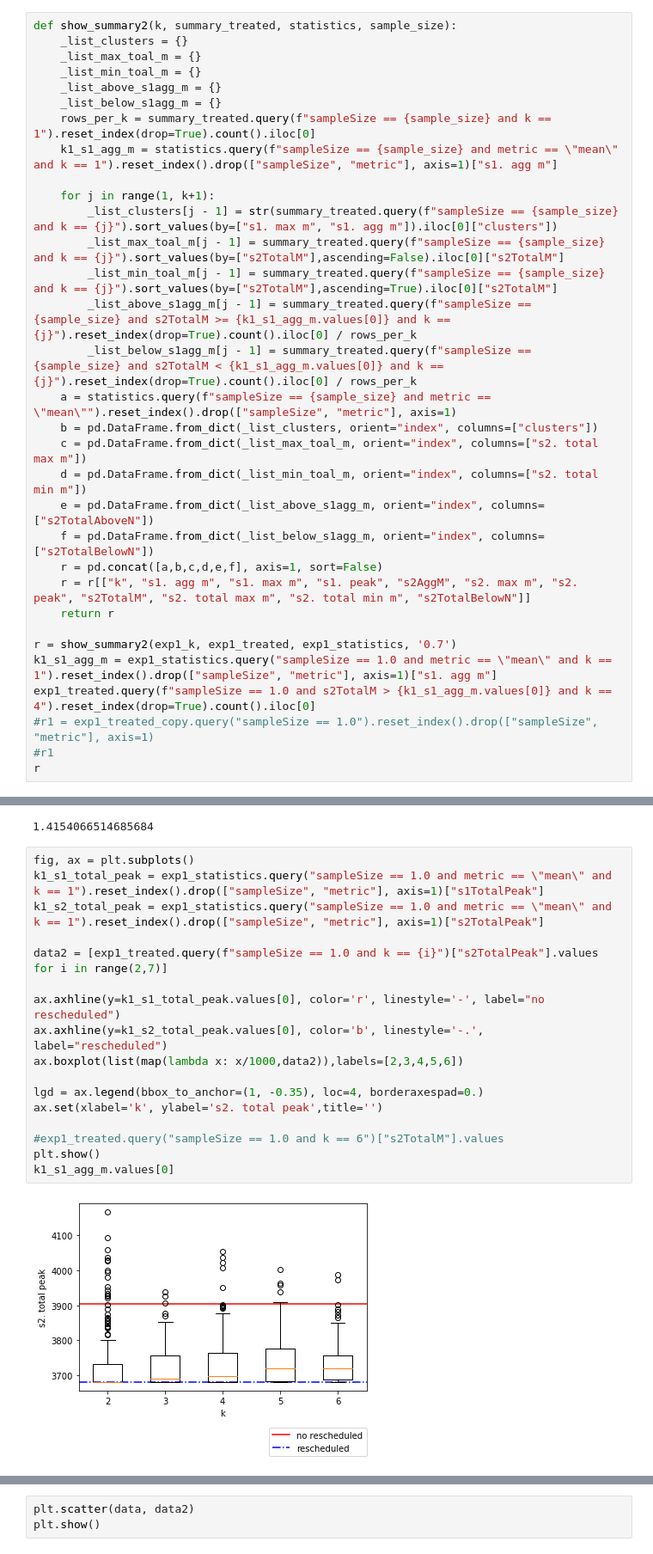
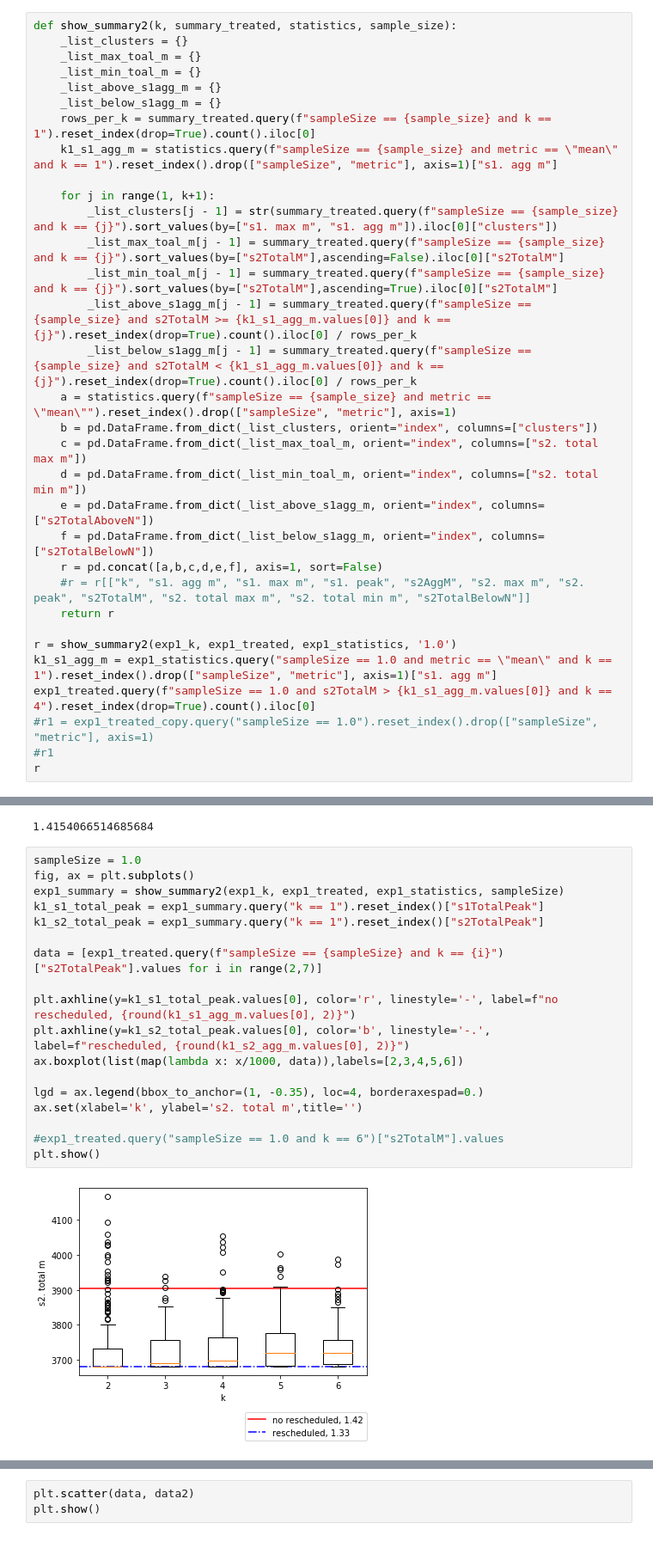
Before and after one commit to vicaba/siot-eclustering-viz, a Jupyter notebook: siot-clustering2.ipynb, the cells around one changed output, grey strips where cells are left out. Shown at 86% size. Saved outputs shown, nothing was run; the diff lists cells and outputs as text.

```diff
--- a/siot-clustering2.ipynb
+++ b/siot-clustering2.ipynb
@@ -365,10 +433,10 @@ def show_summary2(k, summary_treated, statistics, sample_size):
     e = pd.DataFrame.from_dict(_list_above_s1agg_m, orient="index", columns=["s2TotalAboveN"])
     f = pd.DataFrame.from_dict(_list_below_s1agg_m, orient="index", columns=["s2TotalBelowN"])
     r = pd.concat([a,b,c,d,e,f], axis=1, sort=False)
-    r = r[["k", "s1. agg m", "s1. max m", "s1. peak", "s2AggM", "s2. max m", "s2. peak", "s2TotalM", "s2. total max m", "s2. total min m", "s2TotalBelowN"]]
+    #r = r[["k", "s1. agg m", "s1. max m", "s1. peak", "s2AggM", "s2. max m", "s2. peak", "s2TotalM", "s2. total max m", "s2. total min m", "s2TotalBelowN"]]
     return r
 
-r = show_summary2(exp1_k, exp1_treated, exp1_statistics, '0.7')
+r = show_summary2(exp1_k, exp1_treated, exp1_statistics, '1.0')
 k1_s1_agg_m = exp1_statistics.query("sampleSize == 1.0 and metric == \"mean\" and k == 1").reset_index().drop(["sampleSize", "metric"], axis=1)["s1. agg m"]
 exp1_treated.query(f"sampleSize == 1.0 and s2TotalM > {k1_s1_agg_m.values[0]} and k == 4").reset_index(drop=True).count().iloc[0]
 #r1 = exp1_treated_copy.query("sampleSize == 1.0").reset_index().drop(["sampleSize", "metric"], axis=1)
@@ -405,21 +473,22 @@ k1_s1_agg_m.values[0]
 [figure]
 1.4154066514685684
 # %%
+sampleSize = 1.0
 fig, ax = plt.subplots()
-k1_s1_total_peak = exp1_statistics.query("sampleSize == 1.0 and metric == \"mean\" and k == 1").reset_index().drop(["sampleSize", "metric"], axis=1)["s1TotalPeak"]
-k1_s2_total_peak = exp1_statistics.query("sampleSize == 1.0 and metric == \"mean\" and k == 1").reset_index().drop(["sampleSize", "metric"], axis=1)["s2TotalPeak"]
+exp1_summary = show_summary2(exp1_k, exp1_treated, exp1_statistics, sampleSize)
+k1_s1_total_peak = exp1_summary.query("k == 1").reset_index()["s1TotalPeak"]
+k1_s2_total_peak = exp1_summary.query("k == 1").reset_index()["s2TotalPeak"]
 
-data2 = [exp1_treated.query(f"sampleSize == 1.0 and k == {i}")["s2TotalPeak"].values for i in range(2,7)]
+data = [exp1_treated.query(f"sampleSize == {sampleSize} and k == {i}")["s2TotalPeak"].values for i in range(2,7)]
 
-ax.axhline(y=k1_s1_total_peak.values[0], color='r', linestyle='-', label="no rescheduled")
-ax.axhline(y=k1_s2_total_peak.values[0], color='b', linestyle='-.', label="rescheduled")
-ax.boxplot(list(map(lambda x: x/1000,data2)),labels=[2,3,4,5,6])
+plt.axhline(y=k1_s1_total_peak.values[0], color='r', linestyle='-', label=f"no rescheduled, {round(k1_s1_agg_m.values[0], 2)}")
+plt.axhline(y=k1_s2_total_peak.values[0], color='b', linestyle='-.', label=f"rescheduled, {round(k1_s2_agg_m.values[0], 2)}")
+ax.boxplot(list(map(lambda x: x/1000, data)),labels=[2,3,4,5,6])
 
 lgd = ax.legend(bbox_to_anchor=(1, -0.35), loc=4, borderaxespad=0.)
-ax.set(xlabel='k', ylabel='s2. total peak',title='')
+ax.set(xlabel='k', ylabel='s2. total m',title='')
 
 #exp1_treated.query("sampleSize == 1.0 and k == 6")["s2TotalM"].values
 plt.show()
-k1_s1_agg_m.values[0]
 # %% [output]
-[figure, old version]
+[figure, new version]
```
Also changed, not shown: parts of 6 cells of this notebook, 3 other files.
